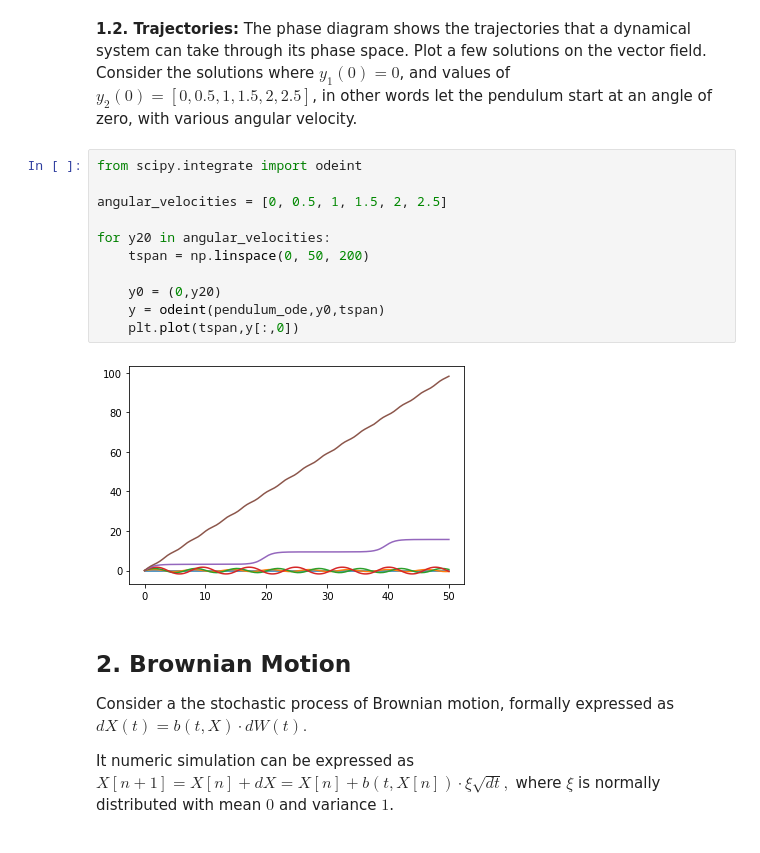
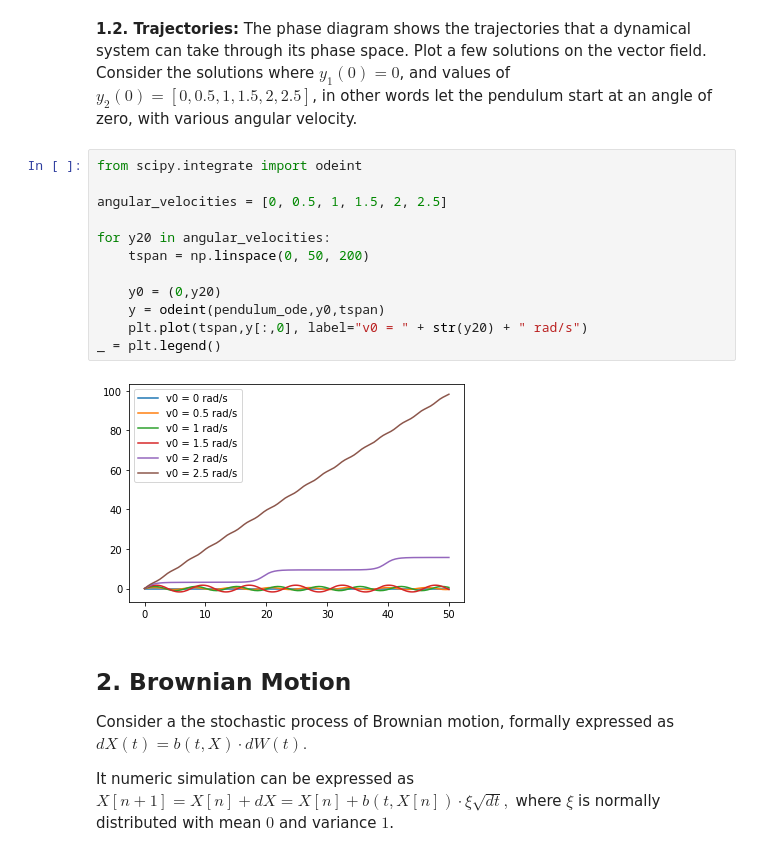
Before and after one commit to cima22/stochastic_modelling_and_simulation, a Jupyter notebook: sde/Homework_SDE.ipynb, the cells around one changed output. Saved outputs shown, nothing was run; the diff lists cells and outputs as text.

```diff
--- a/sde/Homework_SDE.ipynb
+++ b/sde/Homework_SDE.ipynb
@@ -42,16 +49,17 @@ _ = plt.ylabel("y2")
 # %%
 from scipy.integrate import odeint
 
 angular_velocities = [0, 0.5, 1, 1.5, 2, 2.5]
 
 for y20 in angular_velocities:
     tspan = np.linspace(0, 50, 200)
 
     y0 = (0,y20)
     y = odeint(pendulum_ode,y0,tspan)
-    plt.plot(tspan,y[:,0])
+    plt.plot(tspan,y[:,0], label="v0 = " + str(y20) + " rad/s")
+_ = plt.legend()
 # %% [output]
-[figure, old version]
+[figure, new version]
 # %% [markdown]
 ## 2. Brownian Motion
 
```
Also changed, not shown: parts of 1 cell of this notebook.
